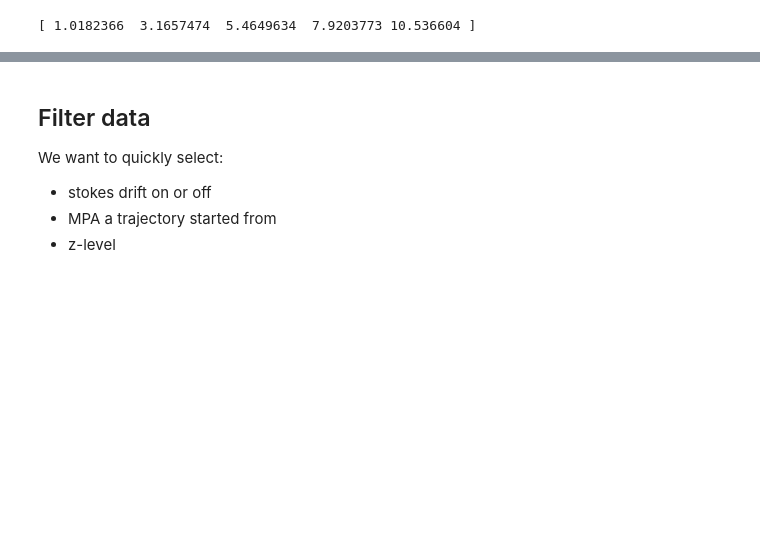
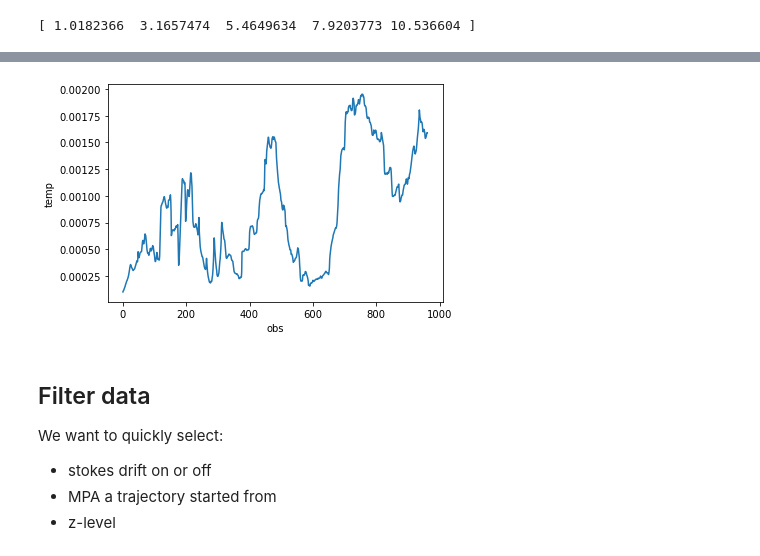
Before and after one commit to willirath/medseaconnectivity, a Jupyter notebook: notebooks/05_Connectivity_Matrix_MPAs.ipynb, the cells around one changed output, grey strips where cells are left out. Cells and saved outputs as stored; diff of their text form; code cells hidden in the pictures; blank space fills up the shorter version.

```diff
--- a/notebooks/05_Connectivity_Matrix_MPAs.ipynb
+++ b/notebooks/05_Connectivity_Matrix_MPAs.ipynb
@@ -202,3 +228,10 @@ print(z_values)
+# %%
+(
+    (ds_stokes.where(ds_stokes.land == 0).temp < 10)
+    | (ds_stokes.where(ds_stokes.land == 0).temp > 28)
+).mean("traj").compute(retries=40).plot();
+# %% [output]
+[figure, added]
 # %% [markdown]
 ## Filter data
 
```
Also changed, not shown: parts of 33 cells of this notebook.
